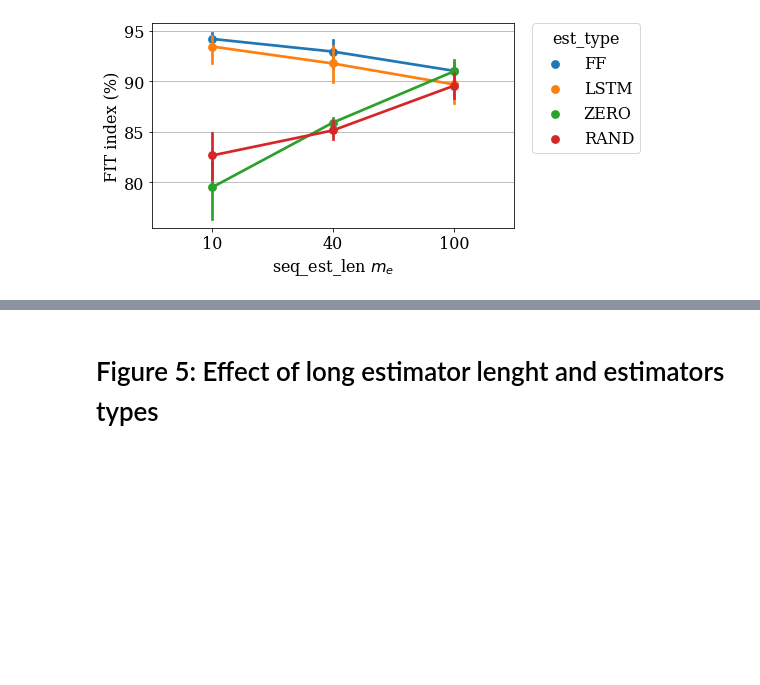
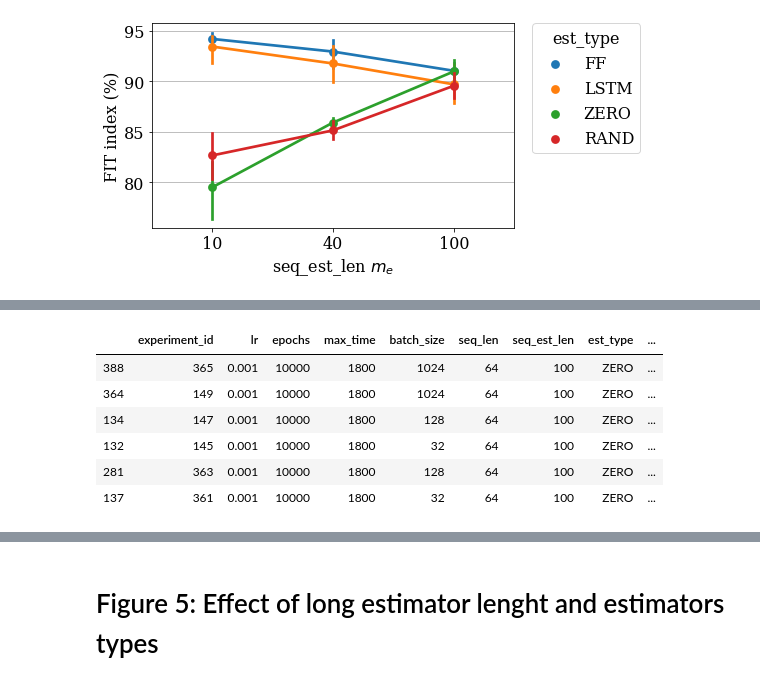
Before and after one commit to forgi86/sysid-neural-estimator, a Jupyter notebook: examples/pick_place/does/doe1_eval_paper.ipynb, the cells around one changed output, grey strips where cells are left out. Cells and saved outputs as stored; diff of their text form; code cells hidden in the pictures; blank space fills up the shorter version.

```diff
--- a/examples/pick_place/does/doe1_eval_paper.ipynb
+++ b/examples/pick_place/does/doe1_eval_paper.ipynb
@@ -305,0 +333,11 @@ The PostScript backend does not support transparency; partially transparent arti
+# %%
+df_count_zero = df_short_fit_max_time[(df_short_fit_max_time["seq_est_len"] == 100) & (df_short_fit_max_time["est_type"] == 'ZERO')]
+df_count_zero
+# %% [output]
+|  | experiment_id | lr | epochs | max_time | batch_size | seq_len | seq_est_len | est_type | ... |
+| 388 | 365 | 0.001 | 10000 | 1800 | 1024 | 64 | 100 | ZERO | ... |
+| 364 | 149 | 0.001 | 10000 | 1800 | 1024 | 64 | 100 | ZERO | ... |
+| 134 | 147 | 0.001 | 10000 | 1800 | 128 | 64 | 100 | ZERO | ... |
+| 132 | 145 | 0.001 | 10000 | 1800 | 32 | 64 | 100 | ZERO | ... |
+| 281 | 363 | 0.001 | 10000 | 1800 | 128 | 64 | 100 | ZERO | ... |
+| 137 | 361 | 0.001 | 10000 | 1800 | 32 | 64 | 100 | ZERO | ... |
```
Also changed, not shown: parts of 4 cells of this notebook.
